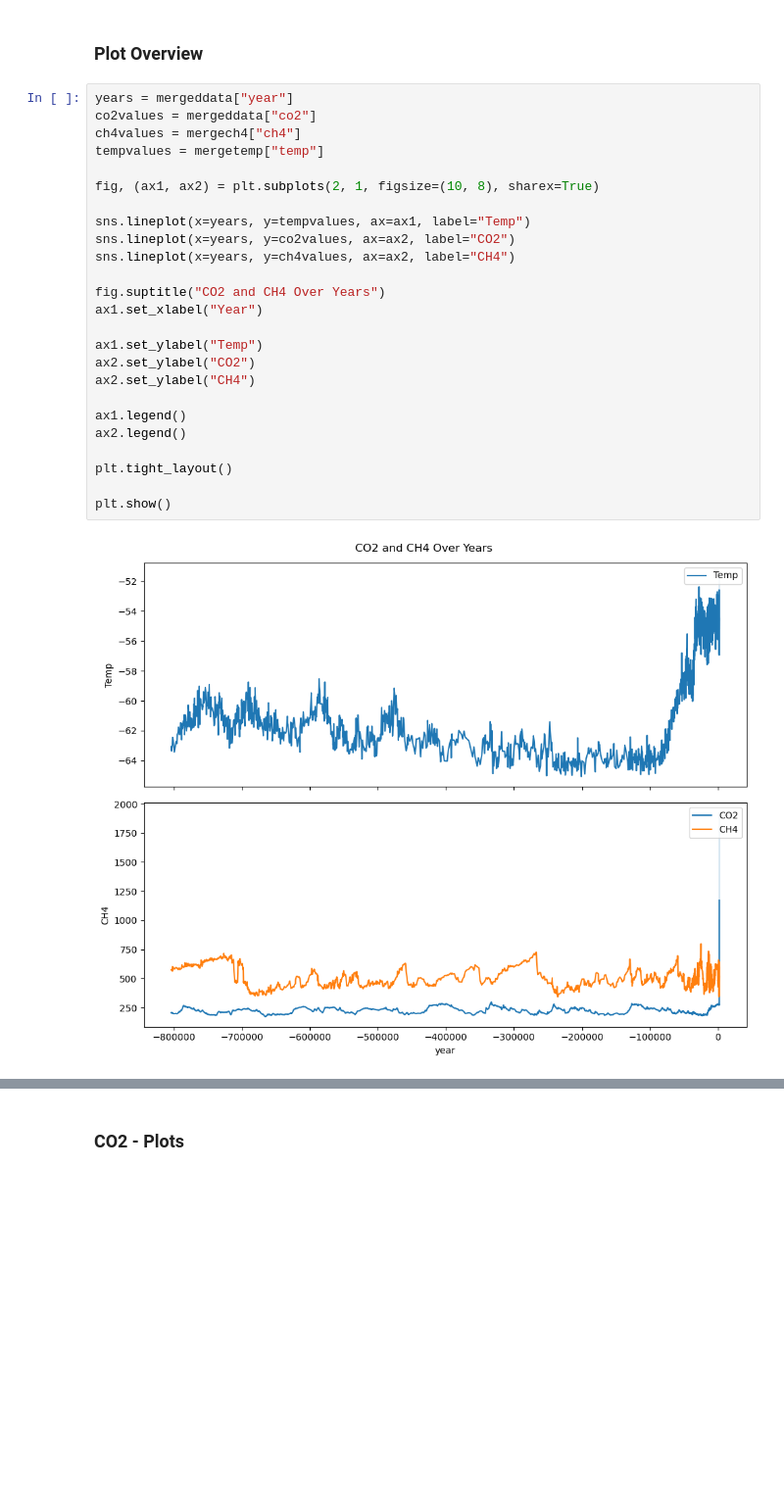
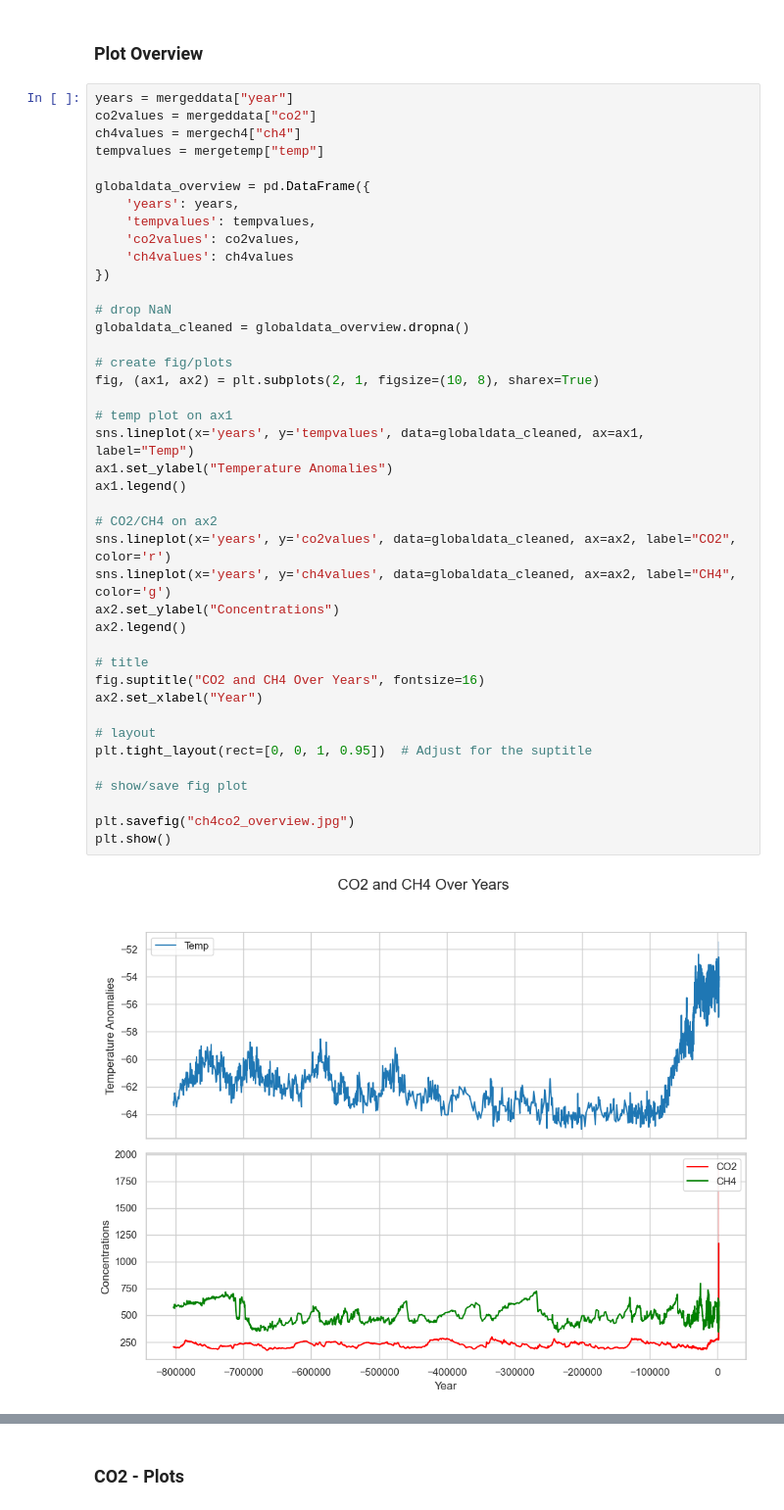
Before and after one commit to rebhanqui/programming-data-project-2, a Jupyter notebook: climate-change-data.ipynb, the cells around one changed output, grey strips where cells are left out. Shown at 98% size. Saved outputs shown, nothing was run; the diff lists cells and outputs as text; blank space fills up the shorter version.

Commit message:
edits to previous plots and data cleanup/comments added, new irish plots added and jpg saved

```diff
--- a/climate-change-data.ipynb
+++ b/climate-change-data.ipynb
@@ -742,27 +747,43 @@ yearlyrainfall.head(14) #testing groubed by worked for each year/month
 # %%
 years = mergeddata["year"]
 co2values = mergeddata["co2"]
 ch4values = mergech4["ch4"]
 tempvalues = mergetemp["temp"]
 
+globaldata_overview = pd.DataFrame({
+    'years': years,
+    'tempvalues': tempvalues,
+    'co2values': co2values,
+    'ch4values': ch4values
+})
+
+# drop NaN
+globaldata_cleaned = globaldata_overview.dropna()
+
+# create fig/plots
 fig, (ax1, ax2) = plt.subplots(2, 1, figsize=(10, 8), sharex=True)
 
-sns.lineplot(x=years, y=tempvalues, ax=ax1, label="Temp")
-sns.lineplot(x=years, y=co2values, ax=ax2, label="CO2")
-sns.lineplot(x=years, y=ch4values, ax=ax2, label="CH4")
+# temp plot on ax1
+sns.lineplot(x='years', y='tempvalues', data=globaldata_cleaned, ax=ax1, label="Temp")
+ax1.set_ylabel("Temperature Anomalies")
+ax1.legend()
 
-fig.suptitle("CO2 and CH4 Over Years")
-ax1.set_xlabel("Year")
-
-ax1.set_ylabel("Temp")
-ax2.set_ylabel("CO2")
-ax2.set_ylabel("CH4")
-
-ax1.legend()
+# CO2/CH4 on ax2
+sns.lineplot(x='years', y='co2values', data=globaldata_cleaned, ax=ax2, label="CO2", color='r')
+sns.lineplot(x='years', y='ch4values', data=globaldata_cleaned, ax=ax2, label="CH4", color='g')
+ax2.set_ylabel("Concentrations")
 ax2.legend()
 
-plt.tight_layout()
+# title
+fig.suptitle("CO2 and CH4 Over Years", fontsize=16)
+ax2.set_xlabel("Year")
 
+# layout
+plt.tight_layout(rect=[0, 0, 1, 0.95])  # Adjust for the suptitle
+
+# show/save fig plot
+
+plt.savefig("ch4co2_overview.jpg")
 plt.show()
 # %% [output]
-[figure, old version]
+[figure, new version]
```
Also changed, not shown: parts of 40 cells of this notebook, 17 other files.
